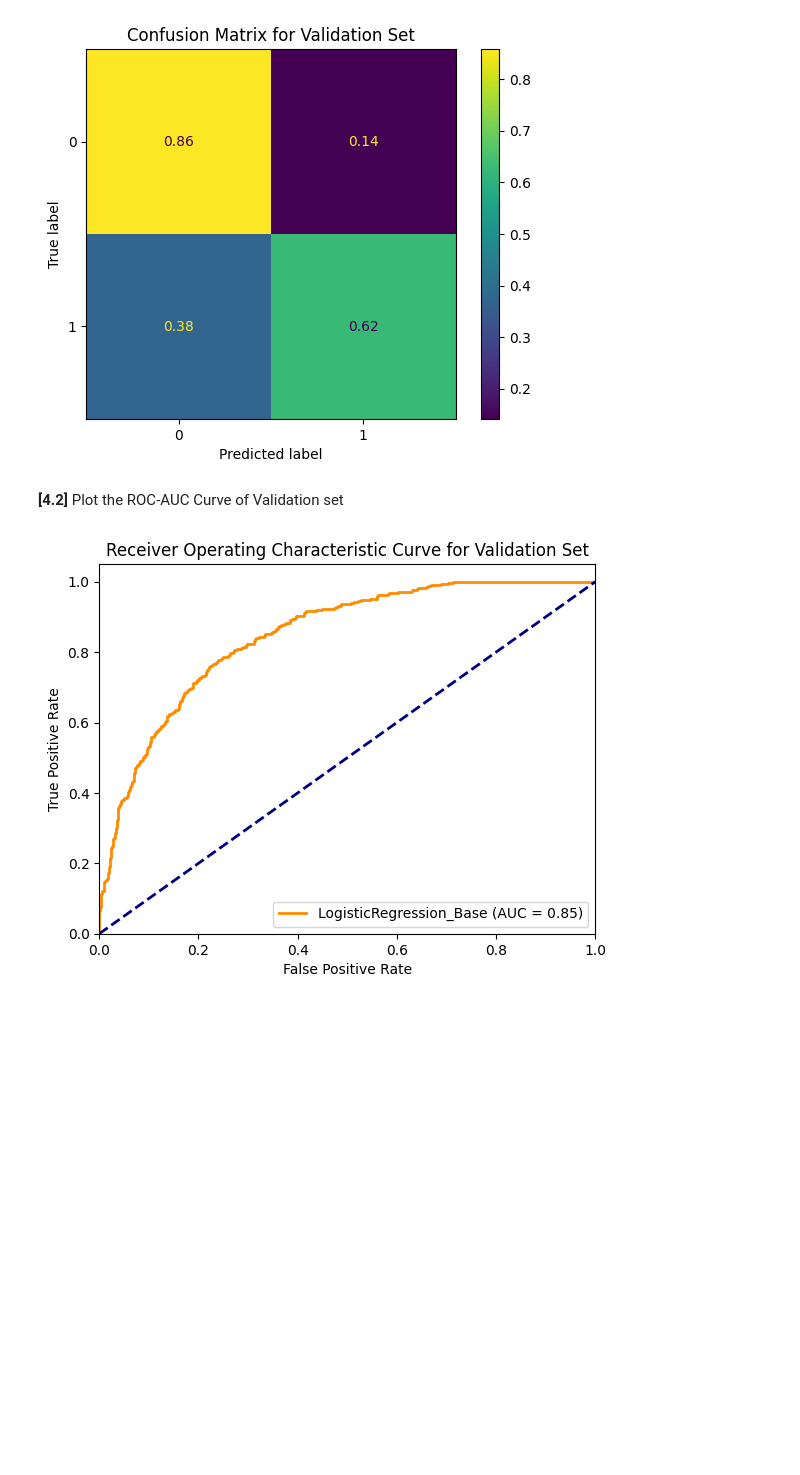
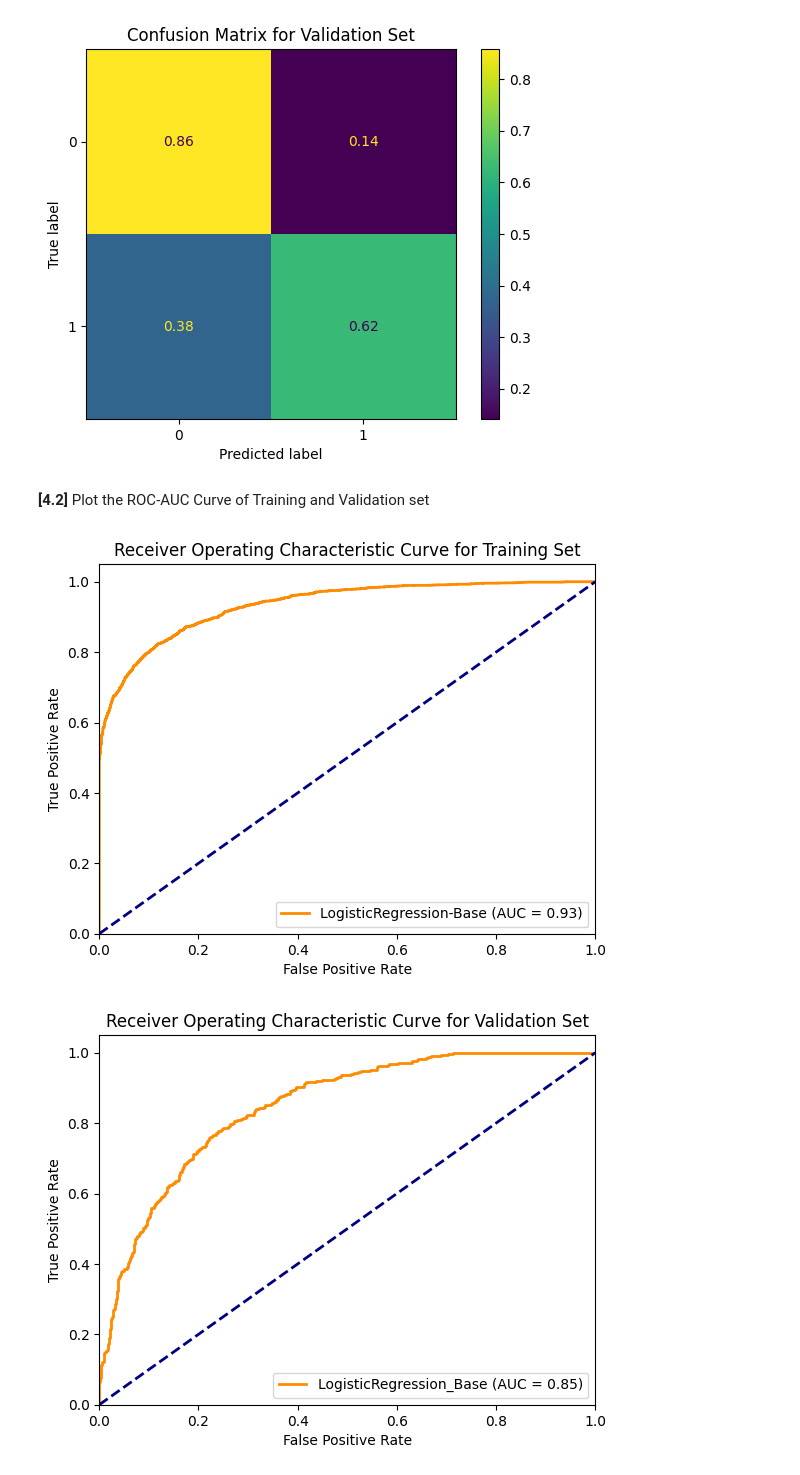
Before and after one commit to chuannarongvat/internship_c_dataset_2, a Jupyter notebook: notebooks/3_logistic-regression.ipynb, the cells around one changed output. Drawn from its saved outputs; the diff is of its cells as text; code cells hidden in the pictures; blank space fills up the shorter version.

```diff
--- a/notebooks/3_logistic-regression.ipynb
+++ b/notebooks/3_logistic-regression.ipynb
@@ -96,7 +96,11 @@ plot_confusion_matrix(log_reg, X_val, y_val, "Validation")
 # %% [output]
 [figure]
 # %% [markdown]
-**[4.2]** Plot the ROC-AUC Curve of Validation set
+**[4.2]** Plot the ROC-AUC Curve of Training and Validation set
+# %%
+plot_roc_auc_curve(log_reg, X_train_resampled, y_train_resampled, "Training", 'LogisticRegression-Base')
+# %% [output]
+[figure, added]
 # %%
 plot_roc_auc_curve(log_reg, X_val, y_val, "Validation", "LogisticRegression_Base")
 # %% [output]
```
Also changed, not shown: parts of 15 cells of this notebook.
